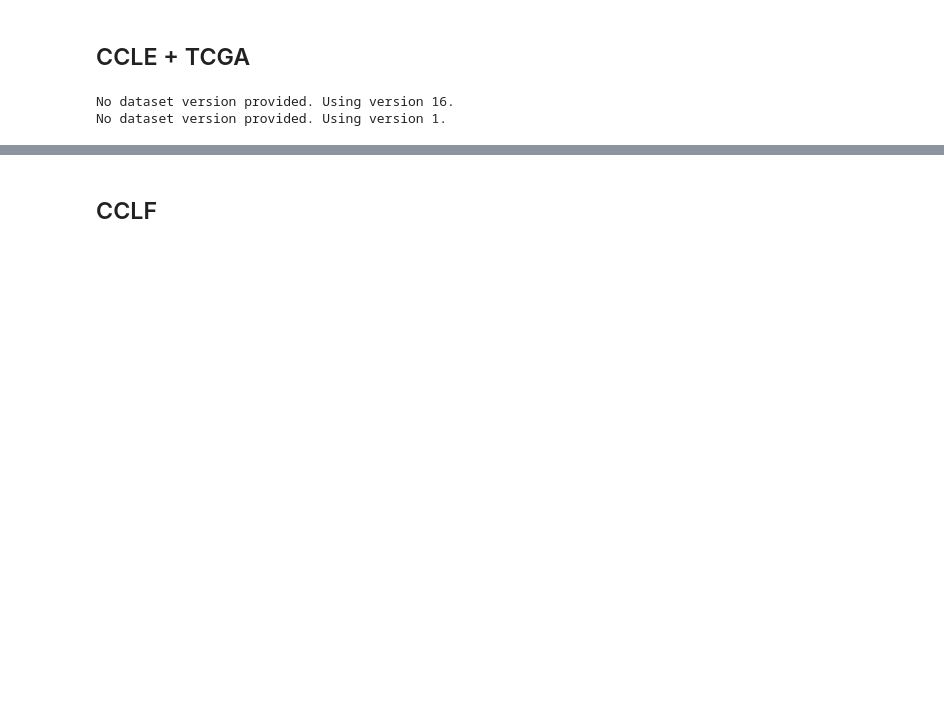
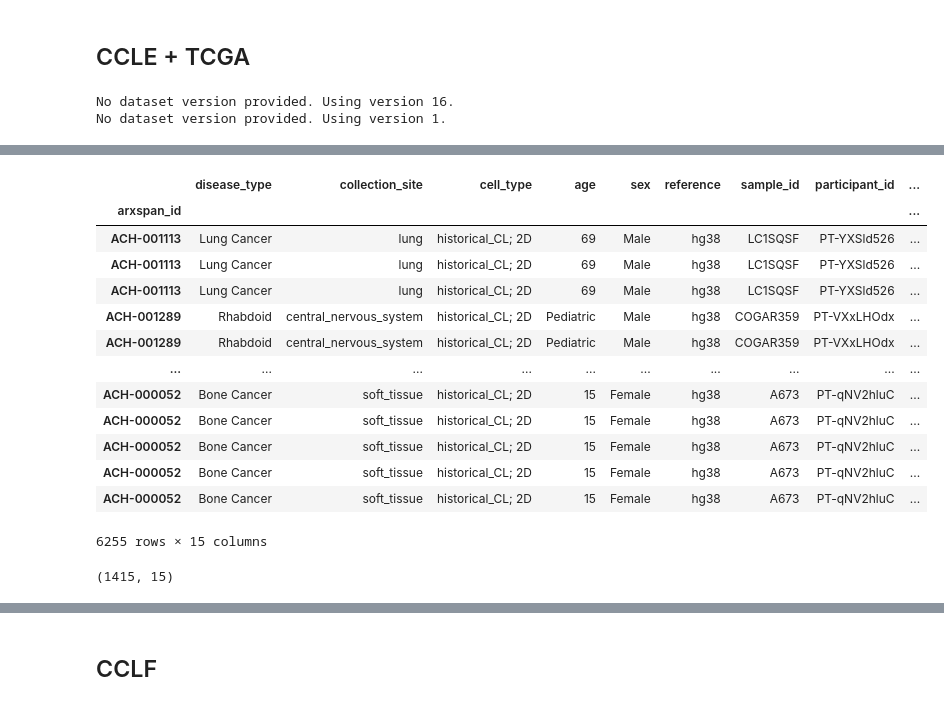
Before and after one commit to broadinstitute/celligner2, a Jupyter notebook: RNA_loading_human.ipynb, the cells around one changed output, grey strips where cells are left out. Saved outputs shown, nothing was run; the diff lists cells and outputs as text; code cells hidden in the pictures; blank space fills up the shorter version.

```diff
--- a/RNA_loading_human.ipynb
+++ b/RNA_loading_human.ipynb
@@ -142 +146,22 @@ rename = {
 }
+# %%
+CCLE_annotation
+# %% [output]
+|  | disease_type | collection_site | cell_type | age | sex | reference | sample_id | participant_id | ... |
+| arxspan_id |  |  |  |  |  |  |  |  | ... |
+| ACH-001113 | Lung Cancer | lung | historical_CL; 2D | 69 | Male | hg38 | LC1SQSF | PT-YXSld526 | ... |
+| ACH-001113 | Lung Cancer | lung | historical_CL; 2D | 69 | Male | hg38 | LC1SQSF | PT-YXSld526 | ... |
+| ACH-001113 | Lung Cancer | lung | historical_CL; 2D | 69 | Male | hg38 | LC1SQSF | PT-YXSld526 | ... |
+| ACH-001289 | Rhabdoid | central_nervous_system | historical_CL; 2D | Pediatric | Male | hg38 | COGAR359 | PT-VXxLHOdx | ... |
+| ACH-001289 | Rhabdoid | central_nervous_system | historical_CL; 2D | Pediatric | Male | hg38 | COGAR359 | PT-VXxLHOdx | ... |
+| ... | ... | ... | ... | ... | ... | ... | ... | ... | ... |
+| ACH-000052 | Bone Cancer | soft_tissue | historical_CL; 2D | 15 | Female | hg38 | A673 | PT-qNV2hluC | ... |
+| ACH-000052 | Bone Cancer | soft_tissue | historical_CL; 2D | 15 | Female | hg38 | A673 | PT-qNV2hluC | ... |
+| ACH-000052 | Bone Cancer | soft_tissue | historical_CL; 2D | 15 | Female | hg38 | A673 | PT-qNV2hluC | ... |
+| ACH-000052 | Bone Cancer | soft_tissue | historical_CL; 2D | 15 | Female | hg38 | A673 | PT-qNV2hluC | ... |
+| ACH-000052 | Bone Cancer | soft_tissue | historical_CL; 2D | 15 | Female | hg38 | A673 | PT-qNV2hluC | ... |
+6255 rows × 15 columns
+# %%
+CCLE_annotation.shape
+# %% [output]
+(1415, 15)
```
Also changed, not shown: parts of 59 cells of this notebook, 23 other files.
